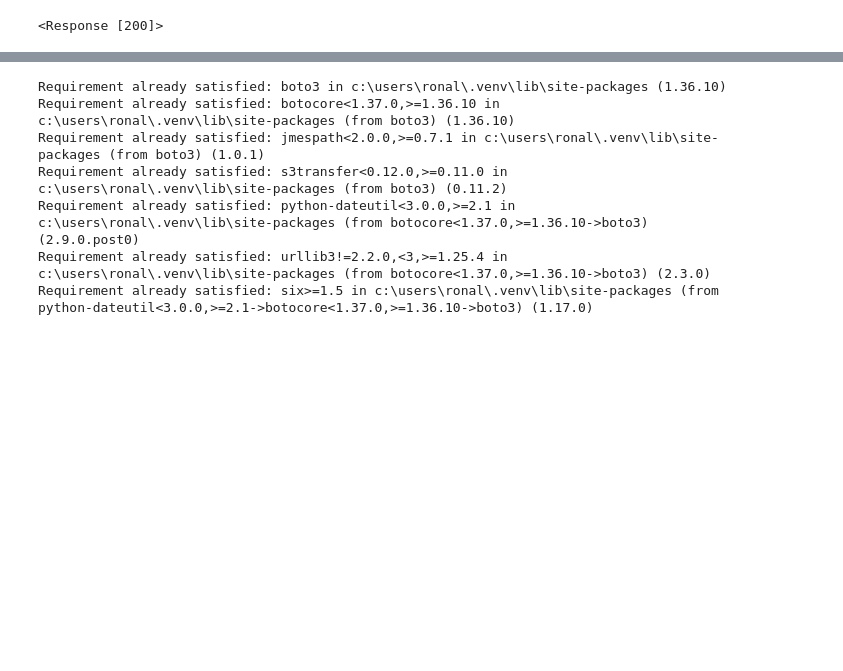
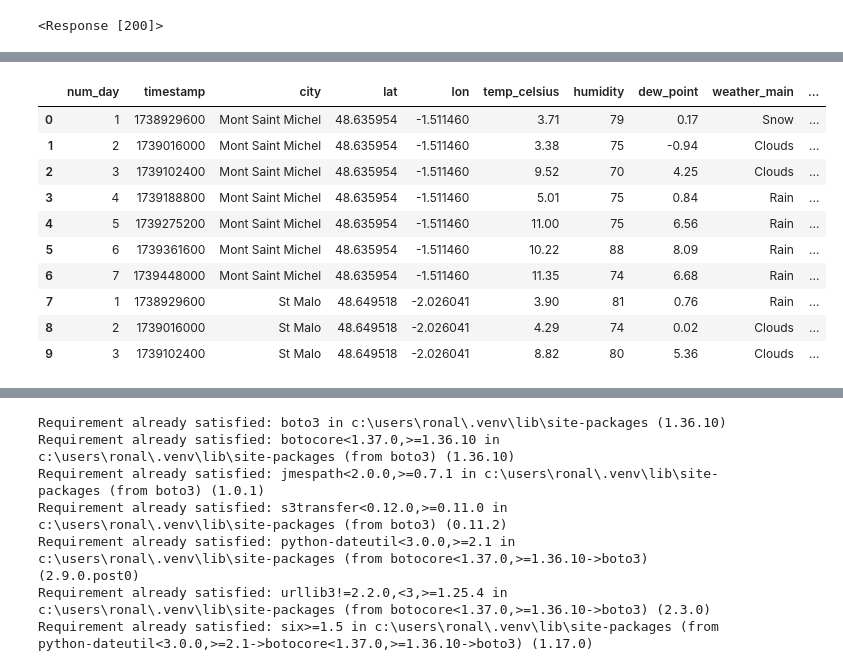
Before and after one commit to YnaPqt/data-management-kayak, a Jupyter notebook: kayak_project.ipynb, the cells around one changed output, grey strips where cells are left out. Saved outputs shown, nothing was run; the diff lists cells and outputs as text; code cells hidden in the pictures; blank space fills up the shorter version.

```diff
--- a/kayak_project.ipynb
+++ b/kayak_project.ipynb
@@ -129,7 +124,21 @@ Fecth success for La Rochelle. Status code:<Response [200]>
 # %%
+weather_data = pd.read_json("src/weather_data.json")
 df_weather = pd.DataFrame(weather_data)
 
 #add column headers to the Dataframe
 df_weather =df_weather.rename(columns={
-    0:'num_day',1:'date_time',2:'city',3:'lat',4:'lon',5:'temp_celsius',
+    0:'num_day',1:'timestamp',2:'city',3:'lat',4:'lon',5:'temp_celsius',
     6:'humidity',7:'dew_point',8:'weather_main',9:'weather_descrip',10:'clouds',11:'wind_speed',12:'pop'})
+df_weather.head(10)
+# %% [output]
+|  | num_day | timestamp | city | lat | lon | temp_celsius | humidity | dew_point | weather_main | ... |
+| 0 | 1 | 1738929600 | Mont Saint Michel | 48.635954 | -1.511460 | 3.71 | 79 | 0.17 | Snow | ... |
+| 1 | 2 | 1739016000 | Mont Saint Michel | 48.635954 | -1.511460 | 3.38 | 75 | -0.94 | Clouds | ... |
+| 2 | 3 | 1739102400 | Mont Saint Michel | 48.635954 | -1.511460 | 9.52 | 70 | 4.25 | Clouds | ... |
+| 3 | 4 | 1739188800 | Mont Saint Michel | 48.635954 | -1.511460 | 5.01 | 75 | 0.84 | Rain | ... |
+| 4 | 5 | 1739275200 | Mont Saint Michel | 48.635954 | -1.511460 | 11.00 | 75 | 6.56 | Rain | ... |
+| 5 | 6 | 1739361600 | Mont Saint Michel | 48.635954 | -1.511460 | 10.22 | 88 | 8.09 | Rain | ... |
+| 6 | 7 | 1739448000 | Mont Saint Michel | 48.635954 | -1.511460 | 11.35 | 74 | 6.68 | Rain | ... |
+| 7 | 1 | 1738929600 | St Malo | 48.649518 | -2.026041 | 3.90 | 81 | 0.76 | Rain | ... |
+| 8 | 2 | 1739016000 | St Malo | 48.649518 | -2.026041 | 4.29 | 74 | 0.02 | Clouds | ... |
+| 9 | 3 | 1739102400 | St Malo | 48.649518 | -2.026041 | 8.82 | 80 | 5.36 | Clouds | ... |
```
Also changed, not shown: parts of 39 cells of this notebook, 12 other files.
